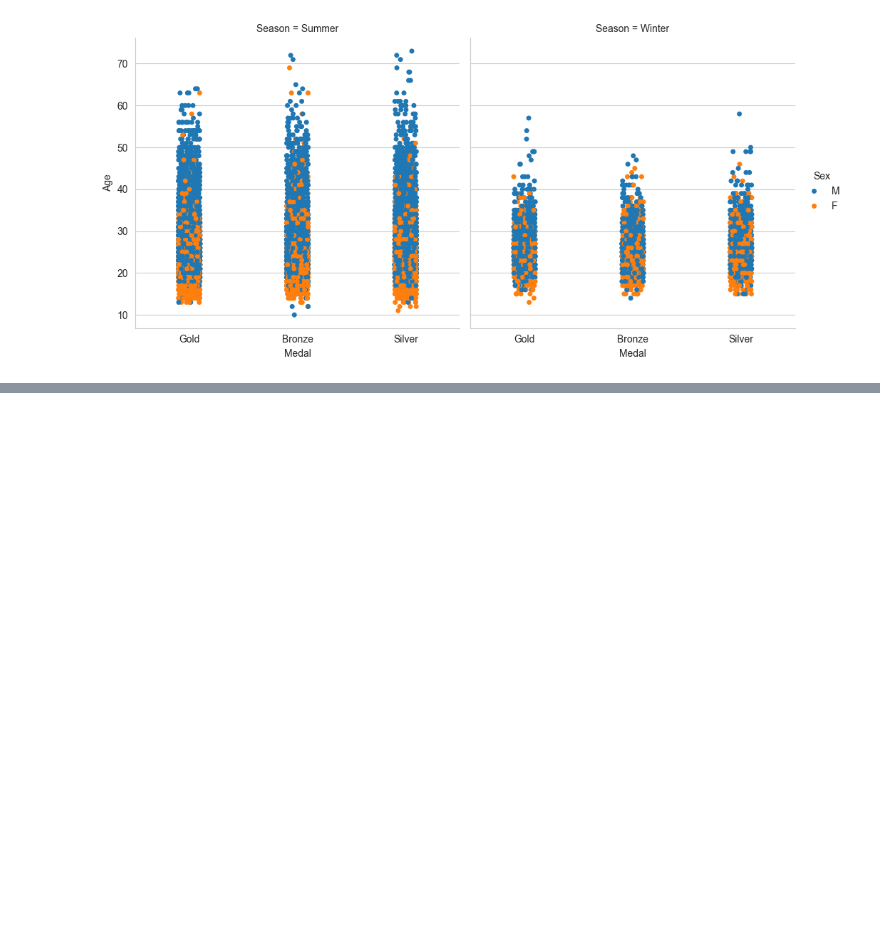
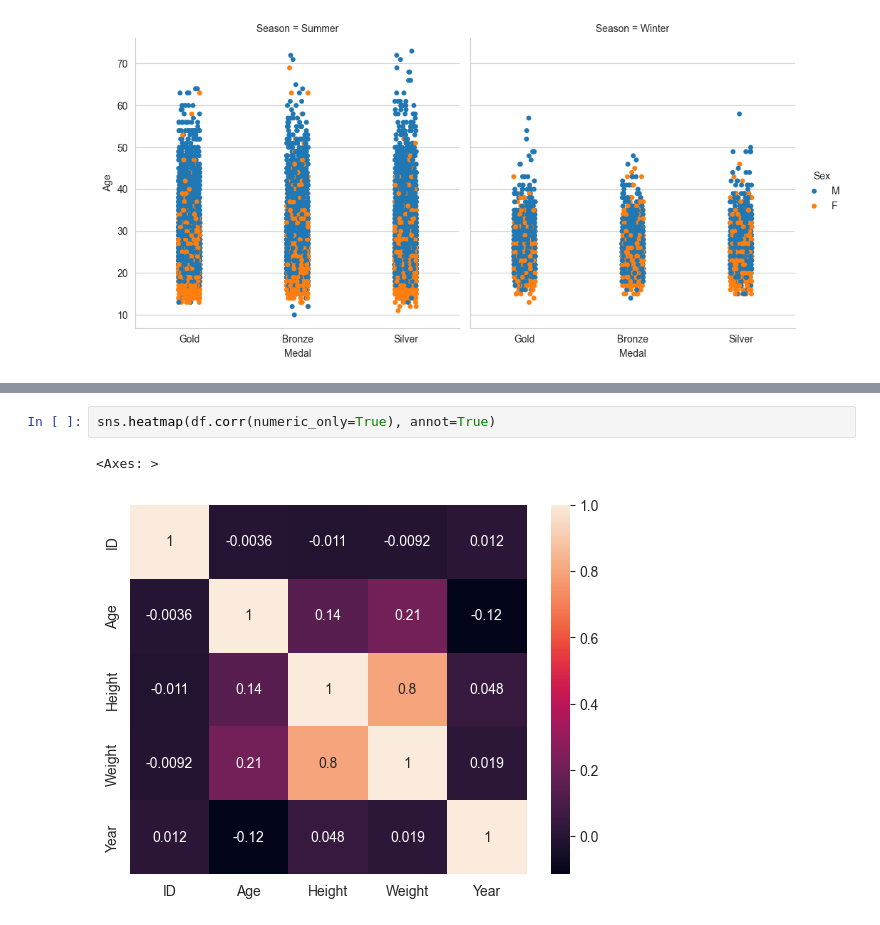
Before and after one commit to Dani-8/120Years-Of-Olympics-Data-Analysis, a Jupyter notebook: 120 Years Of Olympic.ipynb, the cells around one changed output, grey strips where cells are left out. Drawn from its saved outputs; the diff is of its cells as text; blank space fills up the shorter version.

```diff
--- a/120 Years Of Olympic.ipynb
+++ b/120 Years Of Olympic.ipynb
@@ -243,0 +255,5 @@ plt.show()
+# %%
+sns.heatmap(df.corr(numeric_only=True), annot=True)
+# %% [output]
+<Axes: >
+[figure, added]
```
Also changed, not shown: parts of 2 cells of this notebook.
